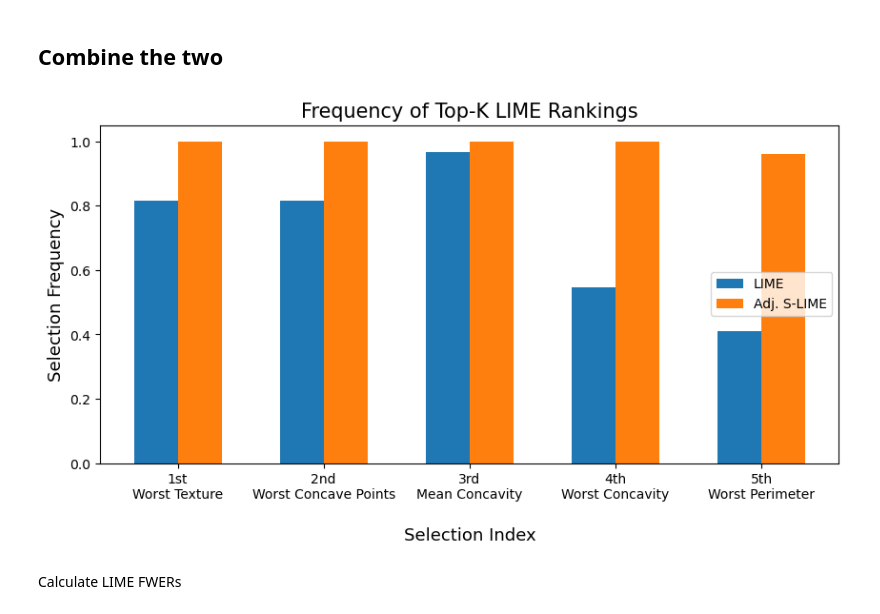
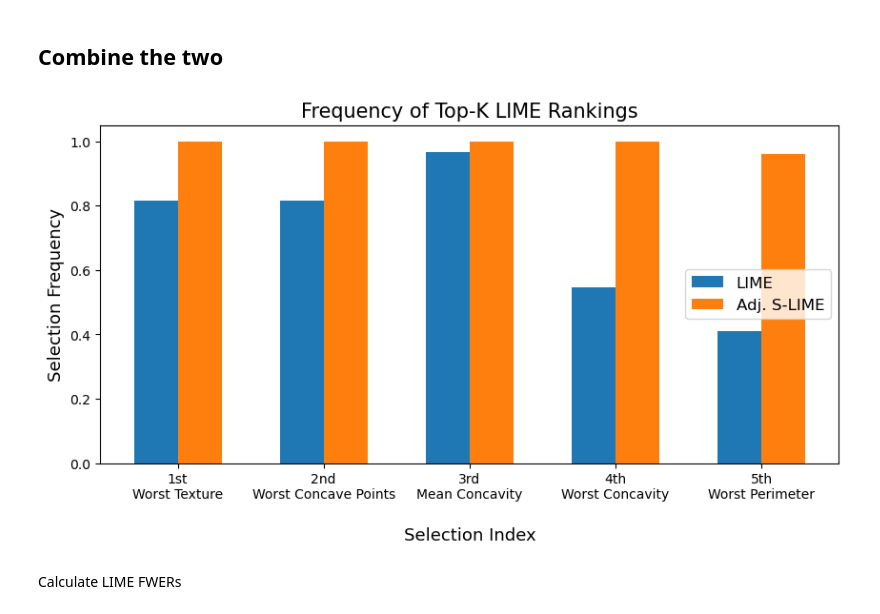
Before and after one commit to jeremy-goldwasser/feature-rankings, a Jupyter notebook: Experiments/Analysis/lime_instability.ipynb, the cells around one changed output. Cells and saved outputs as stored; diff of their text form; code cells hidden in the pictures.

```diff
--- a/Experiments/Analysis/lime_instability.ipynb
+++ b/Experiments/Analysis/lime_instability.ipynb
@@ -69,28 +68,28 @@ print(freqs_slime)
 # %%
 plt.figure(figsize=(10,5))
 width = 0.3
 
 # Plotting
 onetoK = np.arange(K)+1
 plt.bar(onetoK, freqs_lime , width, label='LIME')
 plt.bar(onetoK + width, freqs_slime, width, label='Adj. S-LIME')
 
 plt.xlabel('\nSelection Index', size=13)
 plt.ylabel('Selection Frequency', size=13)
 plt.title('Frequency of Top-K LIME Rankings', size=15)
 
 order = ["1st", "2nd", "3rd", "4th", "5th"]
 order2 = [order[i] + '\n' + cols_slime[i].title() for i in range(K)]
 plt.xticks(onetoK + width / 2, order2)
 
 # Finding the best position for legends and putting it
-plt.legend(loc='center right')
+plt.legend(loc='center right', prop={'size': 12})
 plt.subplots_adjust(bottom=0.17)
 
 plt.savefig(join(dir_path, "Experiments", "Figures", "lime_instability.png"), bbox_inches="tight")
 plt.show()
 # %% [output]
-[figure, old version]
+[figure, new version]
 # %% [markdown]
 Calculate LIME FWERs
 # %%
```
Also changed, not shown: parts of 1 cell of this notebook, 13 other files.
